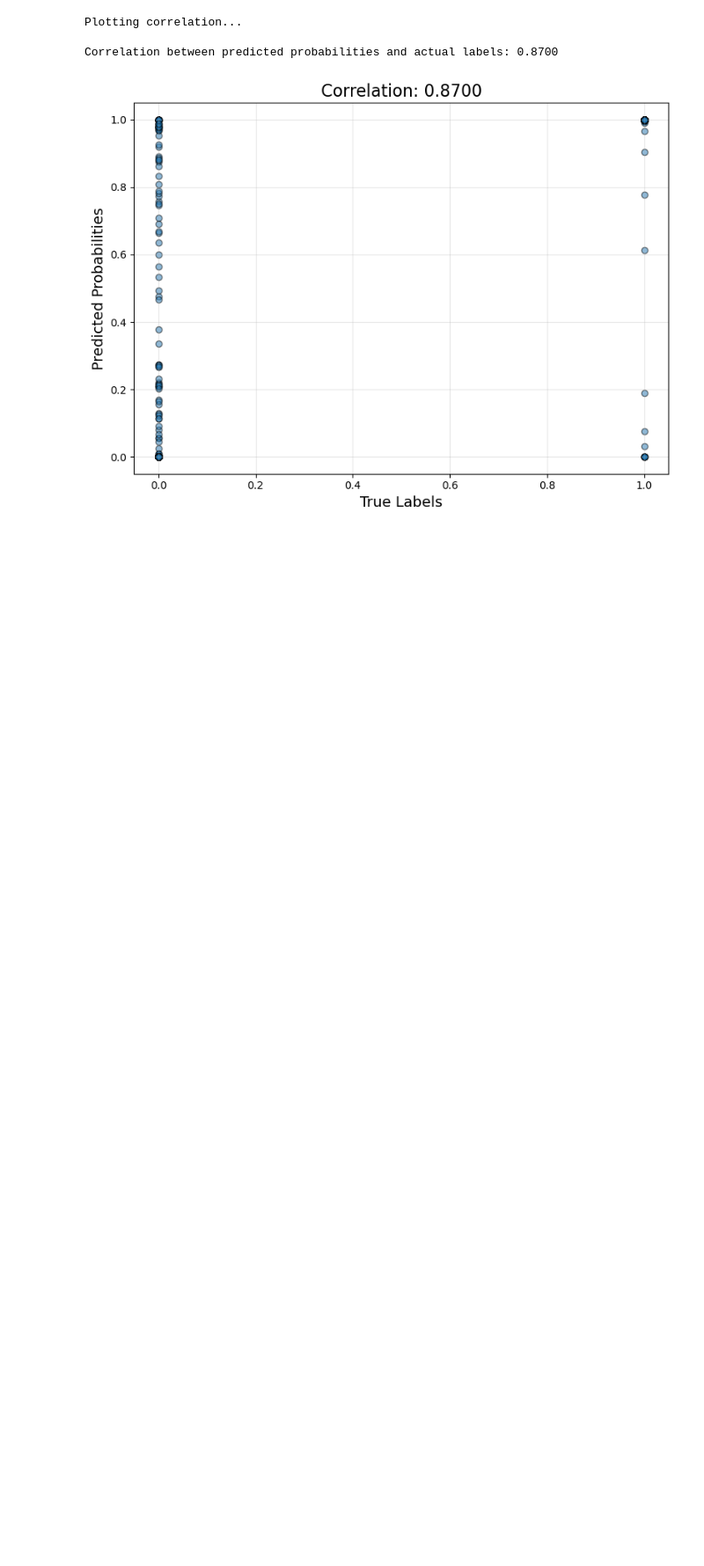
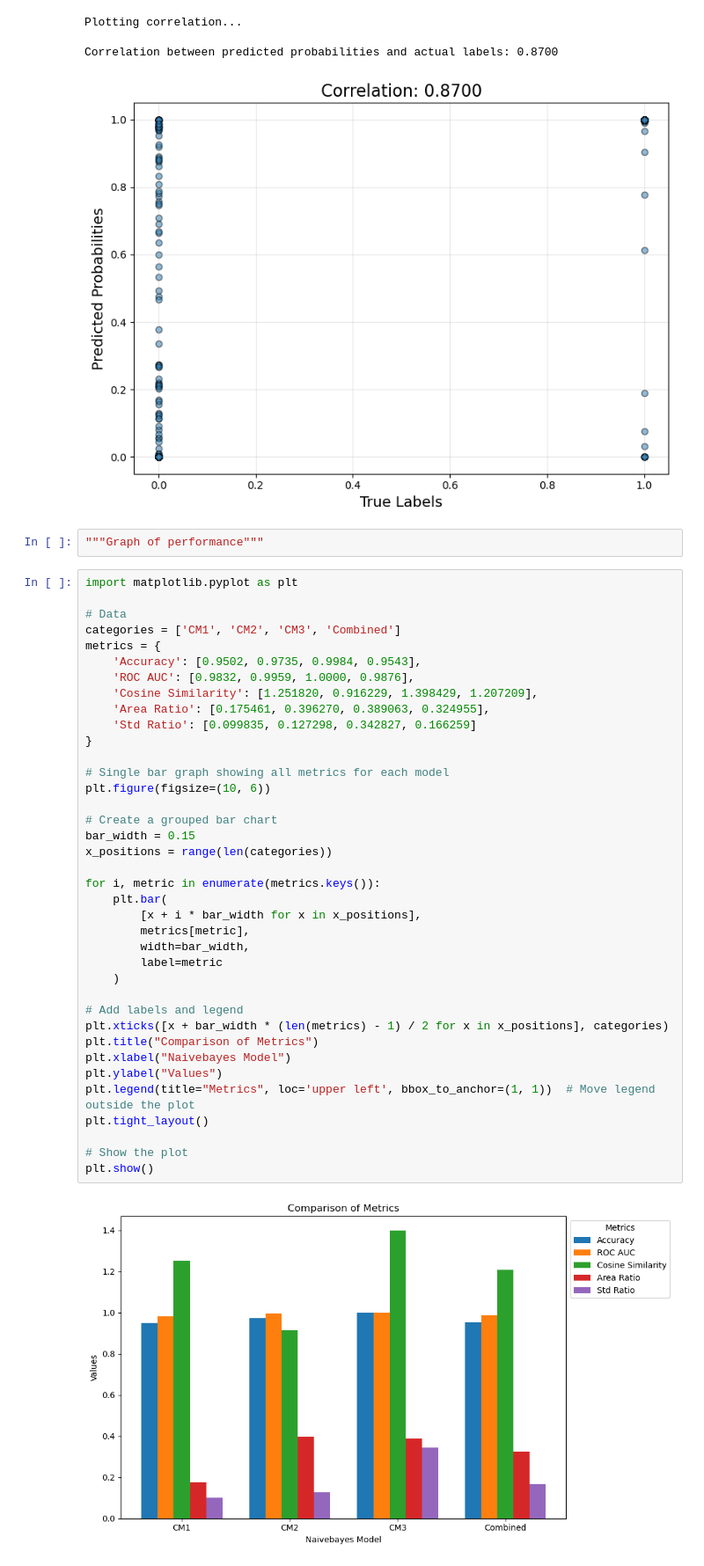
Before and after one commit to mutasim18/Mass-Sceptra-Classification, a Jupyter notebook: Visualization/With more features/naivebayes_vis_morefeatures.ipynb, the cells around one changed output. Shown: that part at 88% size. Cells and saved outputs as stored; diff of their text form; blank space fills up the shorter version.

```diff
--- a/Visualization/With more features/naivebayes_vis_morefeatures.ipynb
+++ b/Visualization/With more features/naivebayes_vis_morefeatures.ipynb
@@ -378,3 +378,45 @@ Plotting correlation...
 
 Correlation between predicted probabilities and actual labels: 0.8700
 [figure]
+# %%
+"""Graph of performance"""
+# %%
+import matplotlib.pyplot as plt
+
+# Data
+categories = ['CM1', 'CM2', 'CM3', 'Combined']
+metrics = {
+    'Accuracy': [0.9502, 0.9735, 0.9984, 0.9543],
+    'ROC AUC': [0.9832, 0.9959, 1.0000, 0.9876],
+    'Cosine Similarity': [1.251820, 0.916229, 1.398429, 1.207209],
+    'Area Ratio': [0.175461, 0.396270, 0.389063, 0.324955],
+    'Std Ratio': [0.099835, 0.127298, 0.342827, 0.166259]
+}
+
+# Single bar graph showing all metrics for each model
+plt.figure(figsize=(10, 6))
+
+# Create a grouped bar chart
+bar_width = 0.15
+x_positions = range(len(categories))
+
+for i, metric in enumerate(metrics.keys()):
+    plt.bar(
+        [x + i * bar_width for x in x_positions],
+        metrics[metric],
+        width=bar_width,
+        label=metric
+    )
+
+# Add labels and legend
+plt.xticks([x + bar_width * (len(metrics) - 1) / 2 for x in x_positions], categories)
+plt.title("Comparison of Metrics")
+plt.xlabel("Naivebayes Model")
+plt.ylabel("Values")
+plt.legend(title="Metrics", loc='upper left', bbox_to_anchor=(1, 1))  # Move legend outside the plot
+plt.tight_layout()
+
+# Show the plot
+plt.show()
+# %% [output]
+[figure, added]
```
Also changed, not shown: 2 other files.
